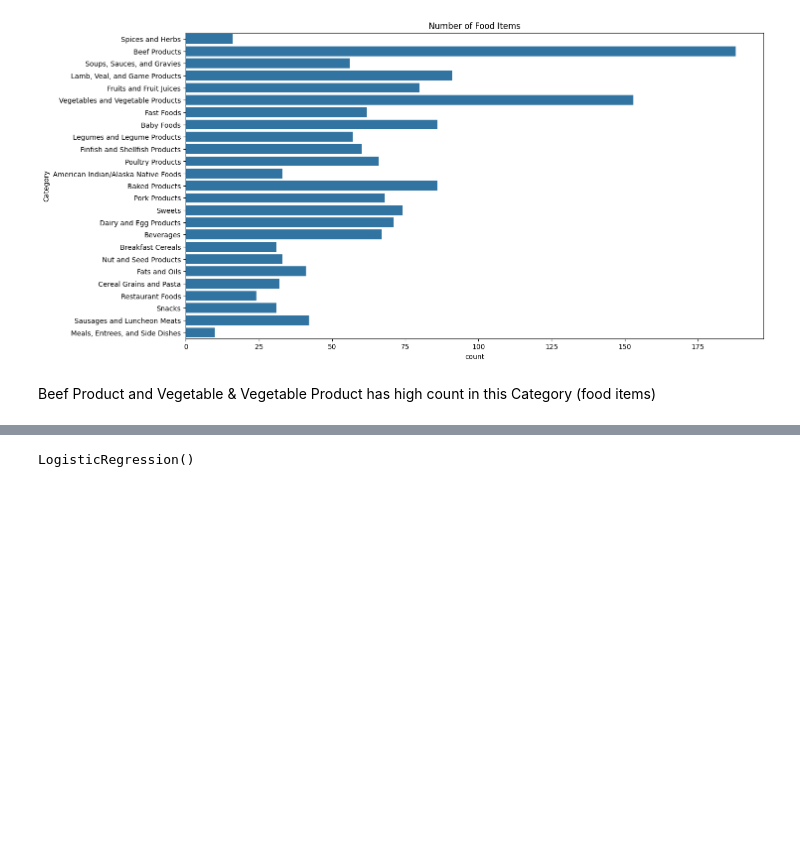
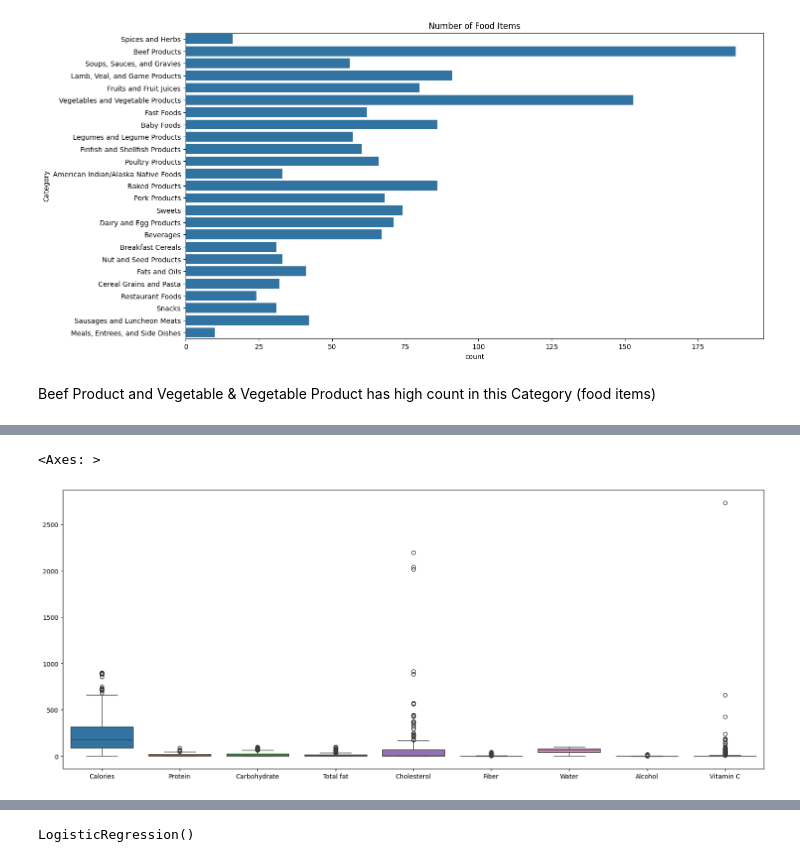
Before and after one commit to niranjankumarnk/Final_project_PredictiveModeling, a Jupyter notebook: Project work/Final project 2024.ipynb, the cells around one changed output, grey strips where cells are left out. Cells and saved outputs as stored; diff of their text form; code cells hidden in the pictures; blank space fills up the shorter version.

```diff
--- a/Project work/Final project 2024.ipynb
+++ b/Project work/Final project 2024.ipynb
@@ -399,0 +189,6 @@ print(X_test.shape,y_test.shape)
+# %%
+plt.figure(figsize = (20,8))
+sns.boxplot(cleaned_df[numerical_columns[1:]])
+# %% [output]
+<Axes: >
+[figure, added]
```
Also changed, not shown: parts of 75 cells of this notebook.
